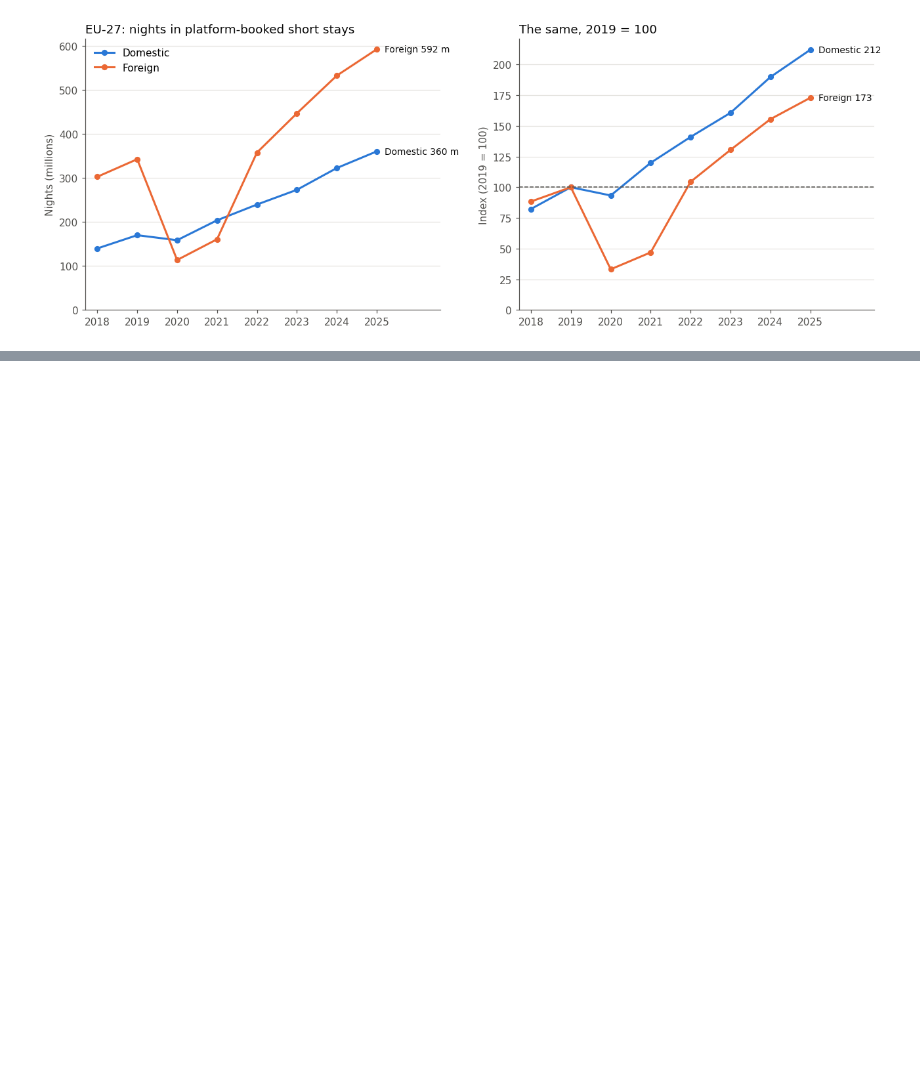
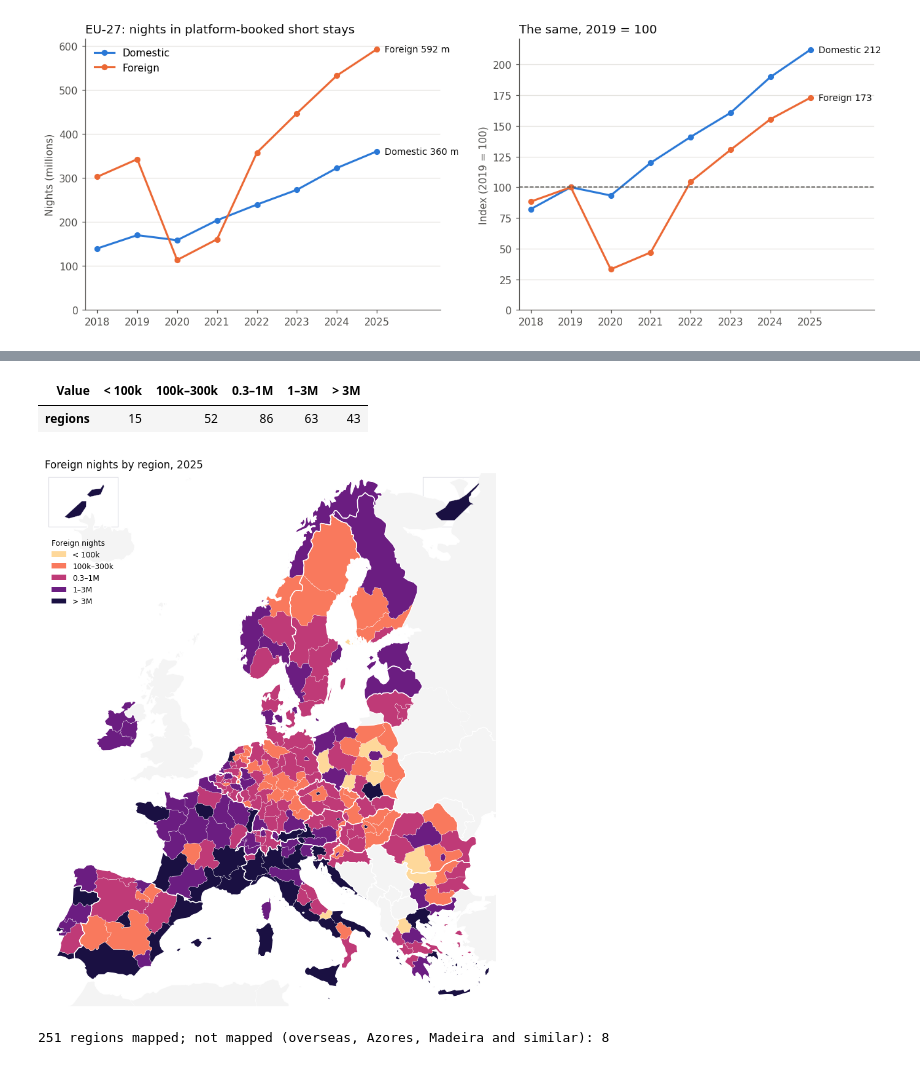
Before and after one commit to lomska/AI-Assisted-Dataviz, a Jupyter notebook: EUForeignTourismRhythms/Stage 3 Analysis.ipynb, the cells around one changed output, grey strips where cells are left out. Saved outputs shown, nothing was run; the diff lists cells and outputs as text; code cells hidden in the pictures; blank space fills up the shorter version.

```diff
--- a/EUForeignTourismRhythms/Stage 3 Analysis.ipynb
+++ b/EUForeignTourismRhythms/Stage 3 Analysis.ipynb
@@ -467,34 +238,0 @@ A few regions sit near the one/two-season border (PCD ÷ S_R between 0.7 and 0.9
-# %%
-w7 = wide.loc[[k for k in ok.set_index(KEY_SERIES).index if k in wide.index]]
-ok7 = ok.join(pd.Series([round(s_r(r), 4) for r in w7.to_numpy()], index=w7.index, name="SR"), on=KEY_SERIES)
-print("correlations:"); display(ok7[["Season75", "Gini", "SR"]].astype(float).corr().round(2))
-SHAPE_COLOR = {"One season": "#2a78d6", "Two seasons": "#eb6834", "No clear season": "#b8b7b2"}
-fig, ax = plt.subplots(figsize=(9, 6.5), dpi=110)
-for shp, col in SHAPE_COLOR.items():
-    g_ = ok7[ok7["SeasonShape"] == shp]
-    ax.scatter(g_["Gini"], g_["SR"], s=28, color=col, alpha=0.8, edgecolor="white", linewidth=0.6, label=f"{shp} ({len(g_)})", zorder=3)
-ax.plot([0, 0.7], [0, 0.7], color=MUTED, lw=1, ls="--", zorder=1)
-for name, dx_, ha in [("Rhône-Alpes", 6, "left"), ("Tirol", -6, "right"), ("Salzburg", 6, "left"),
-                      ("Nord-Norge", 6, "left"), ("Jadranska Hrvatska", -6, "right")]:
-    r = ok7[ok7["Region"] == name]
-    if len(r):
-        ax.annotate(name, (r["Gini"].iloc[0], r["SR"].iloc[0]), xytext=(dx_, -10), textcoords="offset points", ha=ha, fontsize=8, color=INK)
-style(ax, "Gini vs. S_R, NUTS 2 regions, 2025 (dashed line: equal values)", "S_R (uses the calendar order)")
-ax.set_xlabel("Gini index", color=MUTED); ax.grid(axis="x", color=GRIDC, lw=0.8)
-ax.legend(frameon=False, loc="upper left"); plt.tight_layout(); plt.show()
-print("Two-season regions and their class on the Gini map:")
-display(ok7[ok7["SeasonShape"] == "Two seasons"][["Region", "Country", "Value", "PrcForeign", "Gini", "GiniMapGroup", "SR", "InlandMountainGroup"]].sort_values(
-    "Value", ascending=False).reset_index(drop=True))
-
-# Regions near the one/two-season border (PCD / S_R between 0.7 and 0.9 in any of 2023-2025), all guests.
-near = []
-for code_ in ok["NUTSCode"]:
-    r_ = {}
-    for y in (2023, 2024, 2025):
-        k = (code_, y, "Total")
-        if k in wide.index and wide.loc[k].notna().all():
-            v = wide.loc[k].to_numpy(float); r_[y] = round(pcd_centre(v)[0] / s_r(v), 2)
-    if any(0.7 <= x <= 0.9 for x in r_.values()):
-        near.append({"Region": regions.at[code_, "Region"], **r_})
-print("Near the one/two-season border - PCD / S_R by year (below 0.8 = two seasons):")
-pd.DataFrame(near).set_index("Region")
@@ -1418,0 +339,13 @@ assert chk["ok"].all(), "numbers quoted in the text no longer match the data - u
+# %%
+# Map: foreign nights per region.
+VOL_CUTS, VOL_LABELS = [0, 1e5, 3e5, 1e6, 3e6, np.inf], ["< 100k", "100k–300k", "0.3–1M", "1–3M", "> 3M"]
+VOL_COLORS = [matplotlib.colors.to_hex(c) for c in plt.cm.magma(np.linspace(0.92, 0.12, 5))]   # magma: light = few, dark = many
+vol5 = pd.cut(fo["Value"], VOL_CUTS, labels=VOL_LABELS, right=False)
+display(vol5.value_counts().reindex(VOL_LABELS).rename("regions").to_frame().T)
+region_map({k: VOL_COLORS[VOL_LABELS.index(v)] for k, v in vol5.items()}, list(zip(VOL_LABELS, VOL_COLORS)),
+           "Foreign nights by region, 2025", "Foreign nights")
+# %% [output]
+| Value | < 100k | 100k–300k | 0.3–1M | 1–3M | > 3M |
+| regions | 15 | 52 | 86 | 63 | 43 |
+[figure, added]
+251 regions mapped; not mapped (overseas, Azores, Madeira and similar): 8
```
Also changed, not shown: parts of 72 cells of this notebook, 5 other files.
